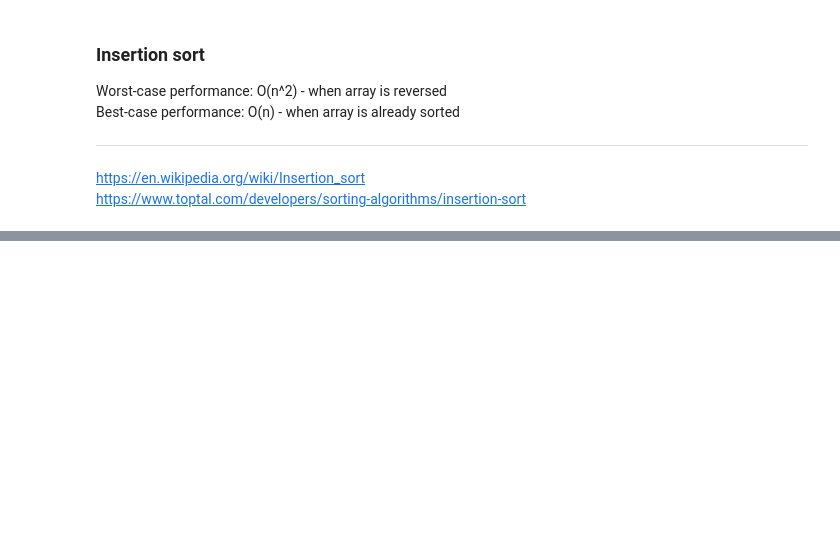
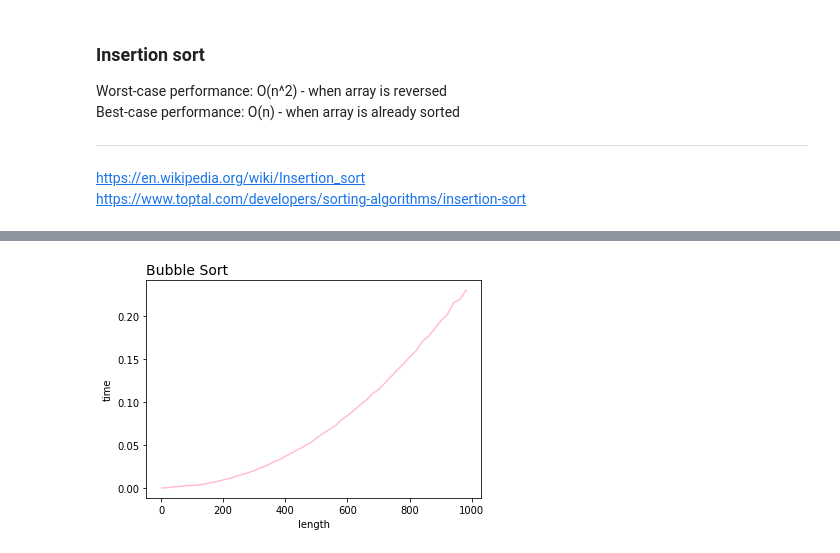
Before and after one commit to dzianissokalau/algorithms, a Jupyter notebook: sorting.ipynb, the cells around one changed output, grey strips where cells are left out. Cells and saved outputs as stored; diff of their text form; code cells hidden in the pictures; blank space fills up the shorter version.

```diff
--- a/sorting.ipynb
+++ b/sorting.ipynb
@@ -74,0 +114,32 @@ plt.plot(lengths, times)
+# %%
+def bubble_sort(array):
+    # store len of the array as a variable, as we need to call it at least j times (running second for loop)
+    array_len = len(array)
+
+    # return array if it contains only one element
+    if len(array) > 1:
+
+        # repeat n times = array_len
+        for j in range(array_len):
+            swaps = False
+
+            # check all elements except already checked
+            for i in range(array_len - j - 1):
+
+                # swap elements if left element if bigger than the right one
+                if array[i] > array[i + 1] :
+                    array[i], array[i + 1] = array[i + 1], array[i]
+                    swaps = True
+
+            # break if no swaps during whole inner loop
+            if swaps == False:
+                break
+# %%
+l_bubble, t_bubble = time_vs_len(bubble_sort)
+
+plt.plot(l_bubble, t_bubble, c='pink')
+plt.xlabel('length')
+plt.ylabel('time')
+plt.title('Bubble Sort', loc='left', fontsize=14);
+# %% [output]
+[figure, added]
```
Also changed, not shown: parts of 17 cells of this notebook.
